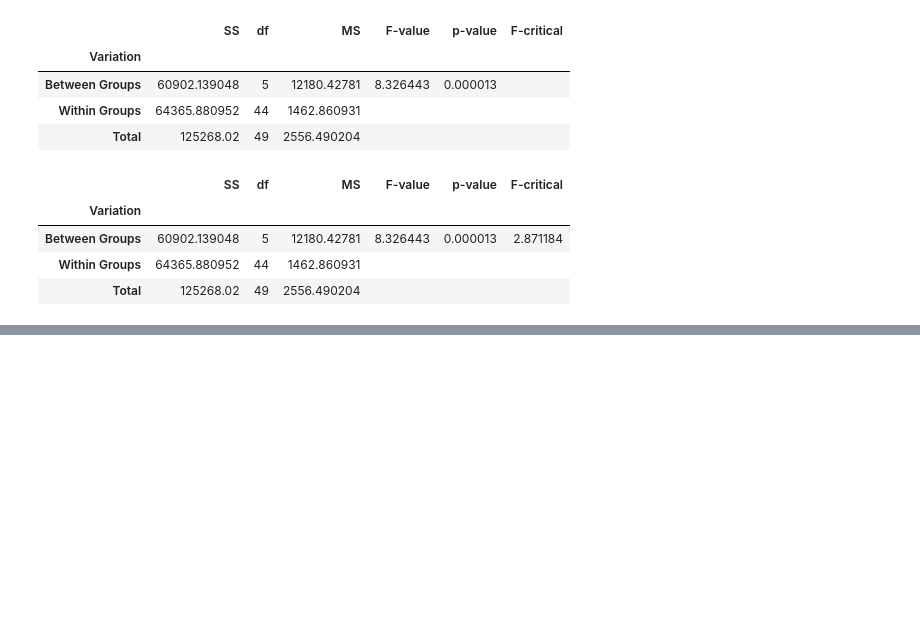
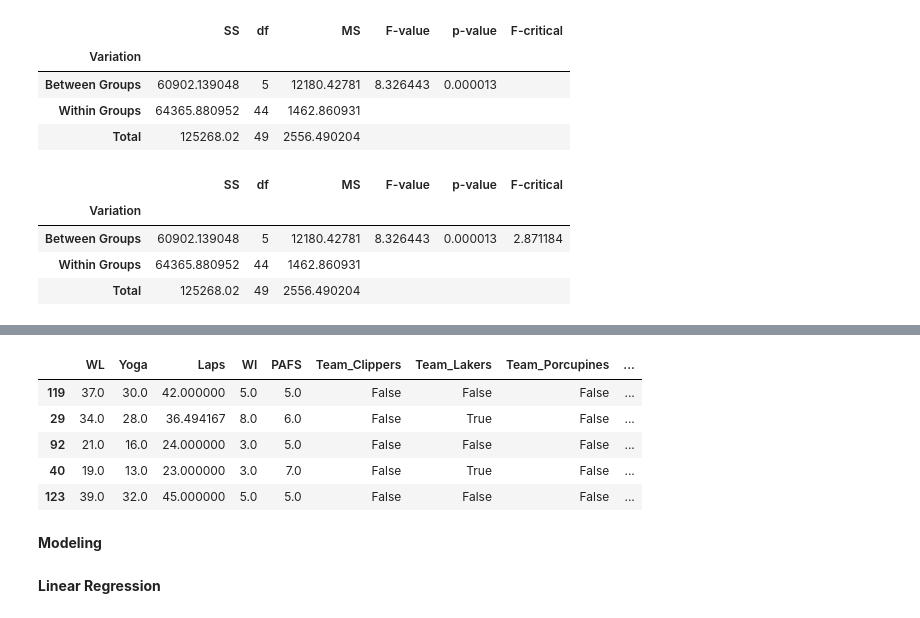
Before and after one commit to sk-aili/sports-analytics-2, a Jupyter notebook: lib/polynomial_regression.ipynb, the cells around one changed output, grey strips where cells are left out. Saved outputs shown, nothing was run; the diff lists cells and outputs as text; code cells hidden in the pictures; blank space fills up the shorter version.

```diff
--- a/lib/polynomial_regression.ipynb
+++ b/lib/polynomial_regression.ipynb
@@ -813,0 +860,4 @@ anova_table
+# %%
+X = one_hot_df[['WL', 'Yoga', 'Laps', 'WI', 'PAFS', 'Team_Clippers', 'Team_Lakers', 'Team_Porcupines', 'Team_Trailblazers', 'Team_Warriors']]
+
+y = one_hot_df['Points']
@@ -813,0 +892,18 @@ anova_table
+# %%
+# imputing null values
+imputer = LGBMImputer(n_iter=15, verbose=True)
+
+X_train_full = imputer.fit_transform(X_train)
+X_train_clean = pd.DataFrame(X_train_full, columns=X_train.columns)
+X_train_clean.head()
+# %% [output]
+|  | WL | Yoga | Laps | WI | PAFS | Team_Clippers | Team_Lakers | Team_Porcupines | ... |
+| 119 | 37.0 | 30.0 | 42.000000 | 5.0 | 5.0 | False | False | False | ... |
+| 29 | 34.0 | 28.0 | 36.494167 | 8.0 | 6.0 | False | True | False | ... |
+| 92 | 21.0 | 16.0 | 24.000000 | 3.0 | 5.0 | False | False | False | ... |
+| 40 | 19.0 | 13.0 | 23.000000 | 3.0 | 7.0 | False | True | False | ... |
+| 123 | 39.0 | 32.0 | 45.000000 | 5.0 | 5.0 | False | False | False | ... |
+# %% [markdown]
+**Modeling**
+# %% [markdown]
+**Linear Regression**
```
Also changed, not shown: parts of 11 cells of this notebook.
